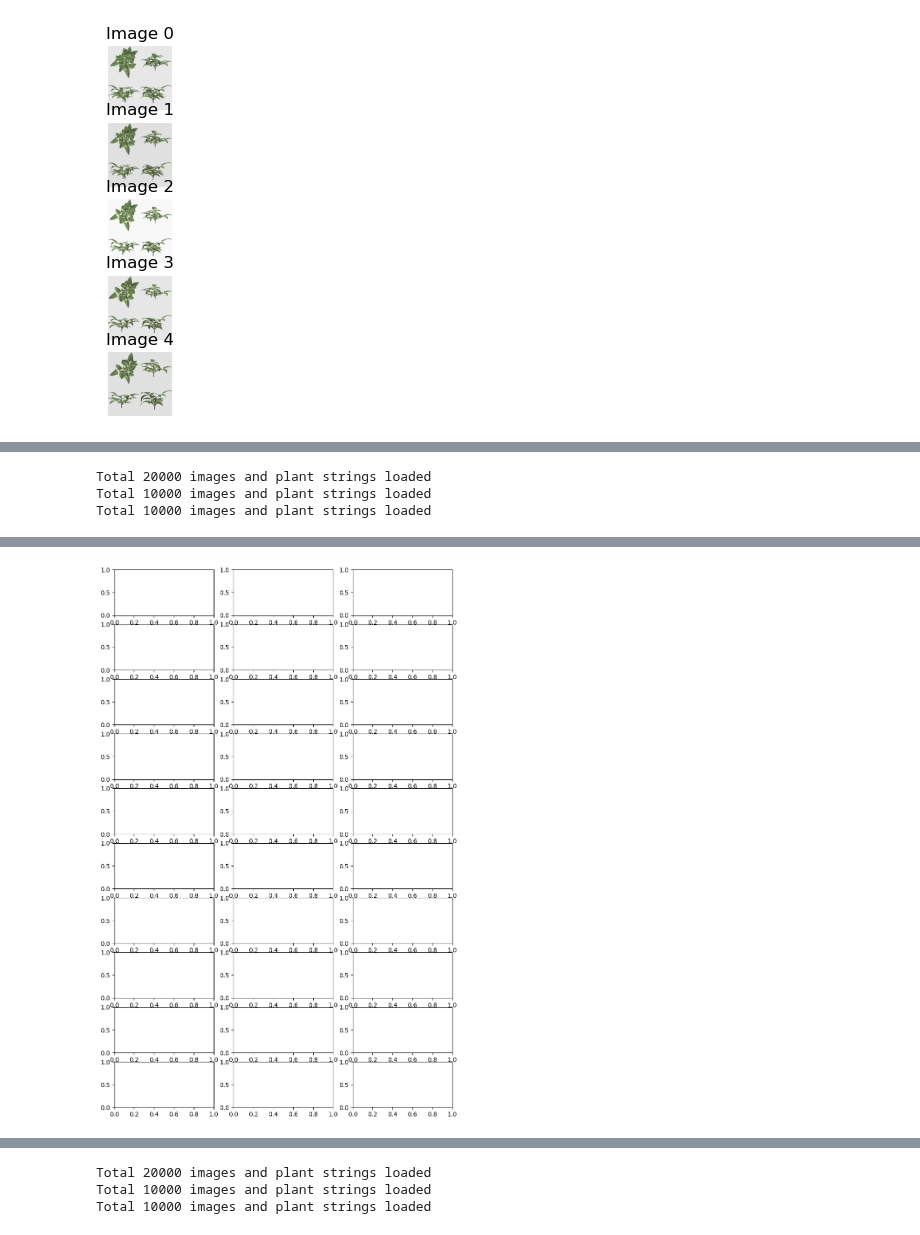
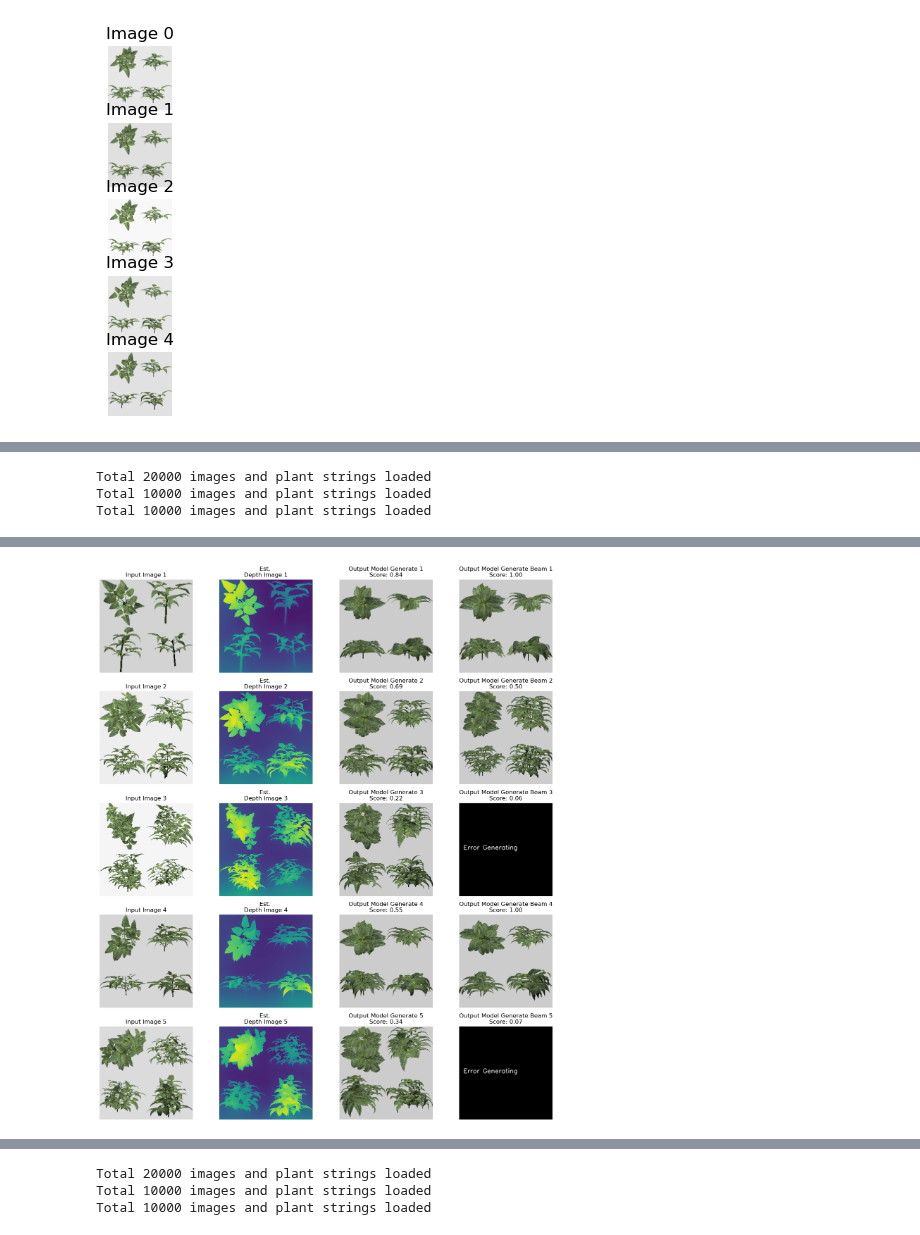
Before and after one commit to GEMINI-Breeding/Image2PlantArchitecture, a Jupyter notebook: src/evaluate_sideview.ipynb, the cells around one changed output, grey strips where cells are left out. Saved outputs shown, nothing was run; the diff lists cells and outputs as text; code cells hidden in the pictures.

Commit message:
Tested Beam Search

```diff
--- a/src/evaluate_sideview.ipynb
+++ b/src/evaluate_sideview.ipynb
@@ -73,7 +73,13 @@ for i in range(n):
 from models.plightning import MainModule
 # model = MainModule()
 #model = MainModule.load_from_checkpoint("../log/20250121_SideView_224_MinMaxScaler/version_3/checkpoints/best_epoch=06.ckpt") # Best model?
-model = MainModule.load_from_checkpoint("../log/20250124_SideView_224_40Days/version_0/checkpoints/best_epoch=50.ckpt")
+if 0:
+    model = MainModule.load_from_checkpoint("../log/20250124_SideView_224_40Days/version_0/checkpoints/best_epoch=50.ckpt")
+else:
+    model = MainModule.load_from_checkpoint(
+        "../log/20250124_SideView_224_40Days/version_0/checkpoints/best_epoch=50.ckpt",
+        # map_location=torch.device('cpu')
+    )
 
 
 model.eval()
@@ -129,7 +135,7 @@ else:
     datamodule.setup()
 
 if 1:
-    dataloader = datamodule.test_dataloader()
+    dataloader = datamodule.test_dataloader(shuffle=True)
     #dataloader = datamodule.val_dataloader()
 else:
     dataloader = datamodule.train_dataloader()
@@ -154,8 +160,8 @@ def re_render_xml(output_path, filename, rotation=True):
     return result
 
 # Prepare the figure
-n_figures = 10
-fig, axes = plt.subplots(n_figures, 3, figsize=(10, 16))
+n_figures = 5
+fig, axes = plt.subplots(n_figures, 4, figsize=(14, 16))
 
 # Create temp folder
 temp_folder = "temp"
@@ -171,7 +177,6 @@ for idx, (image, plant_info, out, lengths) in enumerate(dataloader):
     if idx >= n_figures:
         break
 
-    # print(dataloader.dataset.plant_xml_files[idx])
     if image.dim() == 3:
         image = image.unsqueeze(0)
 
@@ -205,57 +210,70 @@ for idx, (image, plant_info, out, lengths) in enumerate(dataloader):
 
     ############## Generate
     with torch.no_grad():
-        if 1:
-            #result = model.generate(image, plant_info)
-            result = model.generate_beam(image, plant_info)
-            result = result.cpu().numpy()
-        else:
-            result = model.forward(image, plant_info, out, tgt_is_causal=True)
-            label_p = result[:,:,:model.seq_dim]
-            label = label_p.topk(1)[1]
-            params = scaler.inverse_transform(result[:,:,model.seq_dim:])
+        # Generate using model.generate
+        result_generate, score_generate = model.generate(image, plant_info)
+        result_generate = result_generate.cpu().numpy()
+        score_generate = np.exp(score_generate)  # Convert log score to probability
 
-            result = torch.cat((label, params), dim=-1)
-            result = result.squeeze()
-            result = result.cpu().numpy()
+        # Generate using model.generate_beam
+        result_generate_beam, score_generate_beam = model.generate_beam(image, plant_info, beam_width=5)
+        result_generate_beam = result_generate_beam.cpu().numpy()
+        score_generate_beam = np.exp(score_generate_beam)  # Convert log score to probability
+
+    # Process result from model.generate
+    plant_vec_generate = token2vec(result_generate)
+    plant_xml_generate = vec2xml(plant_vec_generate)
+    plant_xml_file_name_generate = f"temp/plant_{idx}_generate.xml"
+    plant_xml_generate = recursive_to_linked(plant_xml_generate)
+    plant_xml_str_generate = pretty_print_xml(plant_xml_generate)
+    with open(plant_xml_file_name_generate, "w") as f:
+        f.write(plant_xml_str_generate)
+
+    try:
+        re_render_xml(os.path.abspath(temp_folder), os.path.abspath(plant_xml_file_name_generate))
+        img_generate, _ = load_sideview_images(temp_folder, plant_xml_file_name_generate.replace("xml","jpeg"), model.image_size, True)
+    except ValueError as e:
+            print(f"Error loading image: {e}")
+            img_generate = np.zeros((image_size, image_size, 3), dtype=np.uint8)
+            cv2.putText(img_generate, 'Error Generating', (10, image_size // 2), cv2.FONT_HERSHEY_SIMPLEX, 0.5, (255, 255, 255), 1, cv2.LINE_AA)
+
+    # Process result from model.generate_beam
+    plant_vec_generate_beam = token2vec(result_generate_beam)
+    plant_xml_generate_beam = vec2xml(plant_vec_generate_beam)
+    plant_xml_file_name_generate_beam = f"temp/plant_{idx}_generate_beam.xml"
+    plant_xml_generate_beam = recursive_to_linked(plant_xml_generate_beam)
+    plant_xml_str_generate_beam = pretty_print_xml(plant_xml_generate_beam)
+    with open(plant_xml_file_name_generate_beam, "w") as f:
+        f.write(plant_xml_str_generate_beam)
 
 
-    plant_vec = token2vec(result)
-    plant_xml = vec2xml(plant_vec)
-    plant_xml_file_name = f"temp/plant_{idx}.xml"
-    plant_xml_str = pretty_print_xml(plant_xml)
-    with open(plant_xml_file_name, "w") as f:
-        f.write(plant_xml_str)
-    plant_xml = recursive_to_linked(plant_xml)
-
-    plant_xml_str = pretty_print_xml(plant_xml)
-    with open(plant_xml_file_name, "w") as f:
-        f.write(plant_xml_str)
-
-    re_render_xml(os.path.abspath(temp_folder), os.path.abspath(plant_xml_file_name))
-
-    img, _ = load_sideview_images(temp_folder, plant_xml_file_name.replace("xml","jpeg"), model.image_size, True)
+    try:
+        re_render_xml(os.path.abspath(temp_folder), os.path.abspath(plant_xml_file_name_generate_beam))
+        img_generate_beam, _ = load_sideview_images(temp_folder, plant_xml_file_name_generate_beam.replace("xml","jpeg"), model.image_size, True)
+    except ValueError as e:
+        print(f"Error loading image: {e}")
+        img_generate_beam = np.zeros((image_size, image_size, 3), dtype=np.uint8)
+        cv2.putText(img_generate_beam, 'Error Generating', (10, image_size // 2), cv2.FONT_HERSHEY_SIMPLEX, 0.5, (255, 255, 255), 1, cv2.LINE_AA)
 
     image_vis = image[0].permute(1, 2, 0).cpu()
-
     image_vis = cv2.normalize(np.array(image_vis), None, alpha=0, beta=255, norm_type=cv2.NORM_MINMAX, dtype=cv2.CV_8U)
     row, col = divmod(idx, n_figures)
     axes[col, row].imshow(image_vis[:, :, 0:3])
     axes[col, row].set_title(f"Input Image {idx + 1}")
     axes[col, row].axis('off')
 
-    # axes[row+1, col].imshow(gt_img[:, :, 0:3])
-    # axes[row+1, col].set_title(f"Re-Renderd Image {idx + 1}")
-    # axes[row+1, col].axis('off')
-
     depth = model.predicted_depth.squeeze().cpu()
     axes[col, row+1].imshow(depth)
     axes[col, row+1].set_title(f"Est. \nDepth Image {idx + 1}")
     axes[col, row+1].axis('off')
 
-    axes[col, row + 2].imshow(img)
-    axes[col, row + 2].set_title(f"Output Model {idx + 1}")
+    axes[col, row + 2].imshow(img_generate)
+    axes[col, row + 2].set_title(f"Output Model Generate {idx + 1}\nScore: {score_generate:.2f}")
     axes[col, row + 2].axis('off')
+
+    axes[col, row + 3].imshow(img_generate_beam)
+    axes[col, row + 3].set_title(f"Output Model Generate Beam {idx + 1}\nScore: {score_generate_beam:.2f}")
+    axes[col, row + 3].axis('off')
 
 plt.tight_layout()
 plt.show()
@@ -267,4 +301,4 @@ KeyboardInterrupt:
-[figure, old version]
+[figure, new version]
 # %%
 import os
 import torch
```
Also changed, not shown: parts of 1 cell of this notebook, 3 other files.
